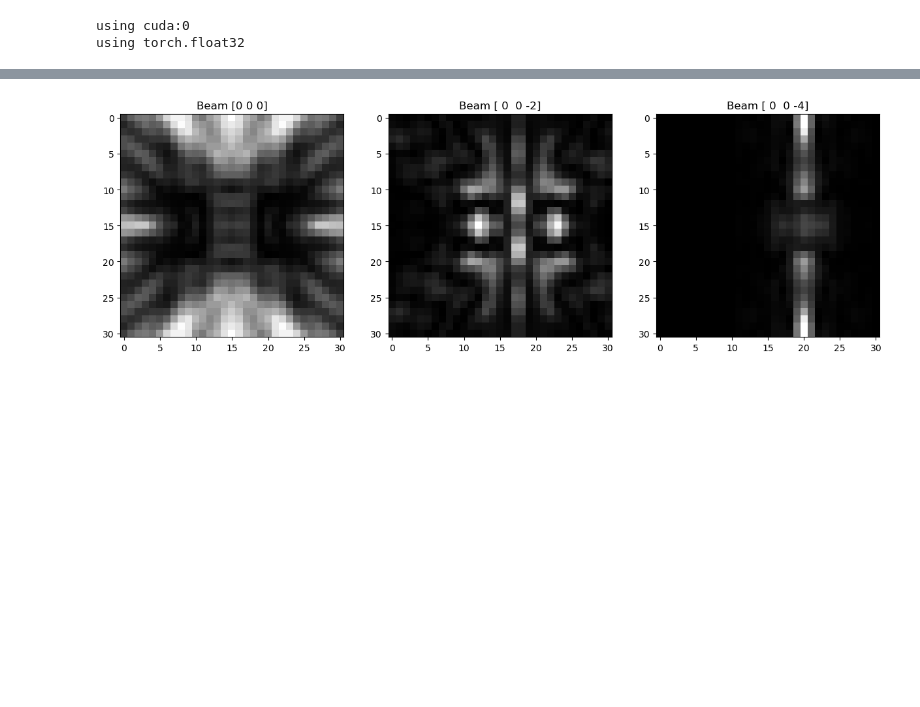
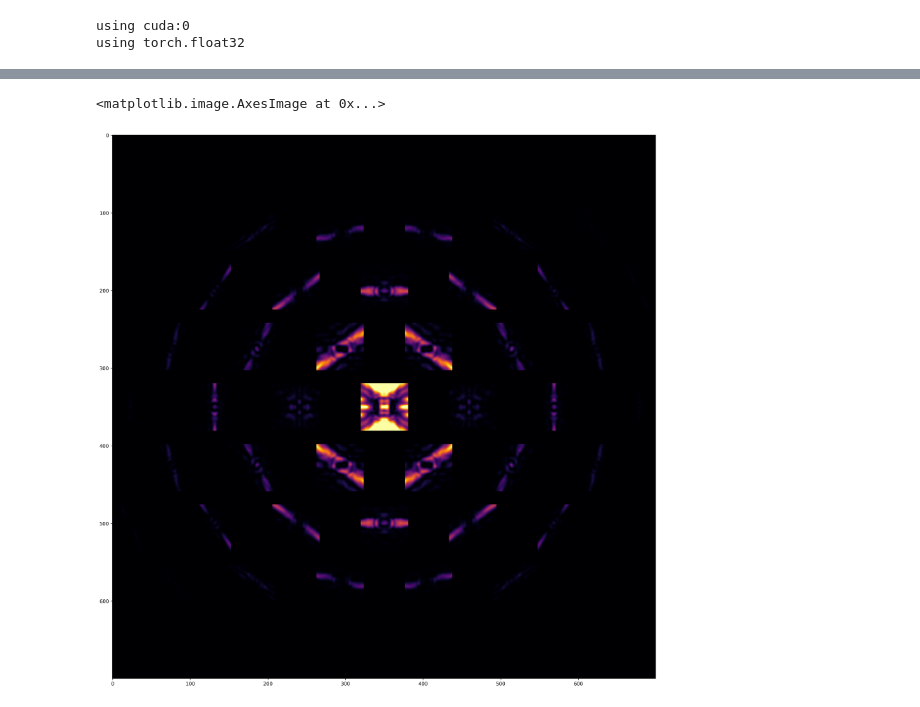
Before and after one commit to swampni/multislice, a Jupyter notebook: larbedSim.ipynb, the cells around one changed output, grey strips where cells are left out. Drawn from its saved outputs; the diff is of its cells as text; code cells hidden in the pictures; blank space fills up the shorter version.

```diff
--- a/larbedSim.ipynb
+++ b/larbedSim.ipynb
@@ -26,10 +60,27 @@ self.vector2(blue): [-28  20]
 with torch.no_grad():
     sim = larbed(probe)
 sim = toCPU(sim)
-# %%
-fig, axes = plt.subplots(1,len(beams), figsize=(5*len(beams),5))
-for i, ax in enumerate(axes):
-    ax.imshow(sim[i], cmap='gray')
-    ax.set_title(f'Beam {larbed.indices[i]}')
-# %% [output]
-[figure, removed]
+# %%
+sim = np.load(r'C:\Users\hcni2\Box\ZuoLab\active dopant\LARBED\simulation\P2V_couple\P2V3percent_Pinfixcol_uprightNN.npy')
+# %%
+# Create a blank canvas
+canvas_size = (1100, 1100)  # Adjust the size as needed
+canvas = np.zeros(canvas_size)
+
+# Place each beam's simulation result onto the canvas
+for idx, (beam, s) in enumerate(zip(beams, sim)):
+    x, y = beam
+    point = x*larbed.vector1 + y*larbed.vector2
+    point *= 3
+    point += np.array(canvas_size)//2
+    canvas[point[0]-larbed.nTilt:point[0]+larbed.nTilt+1, point[1]-larbed.nTilt:point[1]+larbed.nTilt+1] = s
+
+# Plot the canvas
+plt.figure(figsize=(20, 20), dpi=300)
+plt.imshow(canvas[200:900,200:900], cmap='inferno', vmax=5e11)
+# plt.colorbar()
+# plt.title('Simulation Results on Canvas')
+# plt.savefig(r'C:\Users\hcni2\Box\ZuoLab\active dopant\LARBED\simulation\P4V_couple\P4V_P3percent_distribution0.1%_strain.png')
+# %% [output]
+<matplotlib.image.AxesImage at 0x...>
+[figure, added]
```
Also changed, not shown: parts of 16 cells of this notebook, 6 other files.
